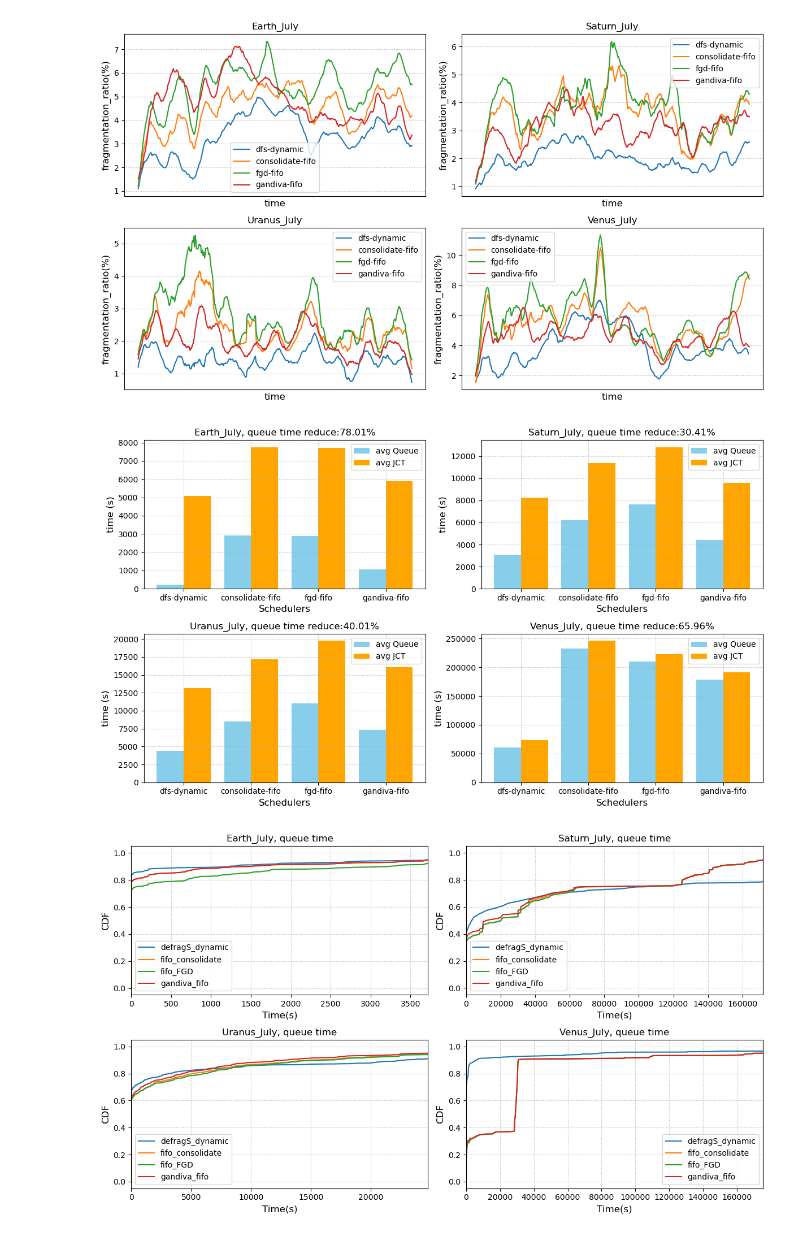
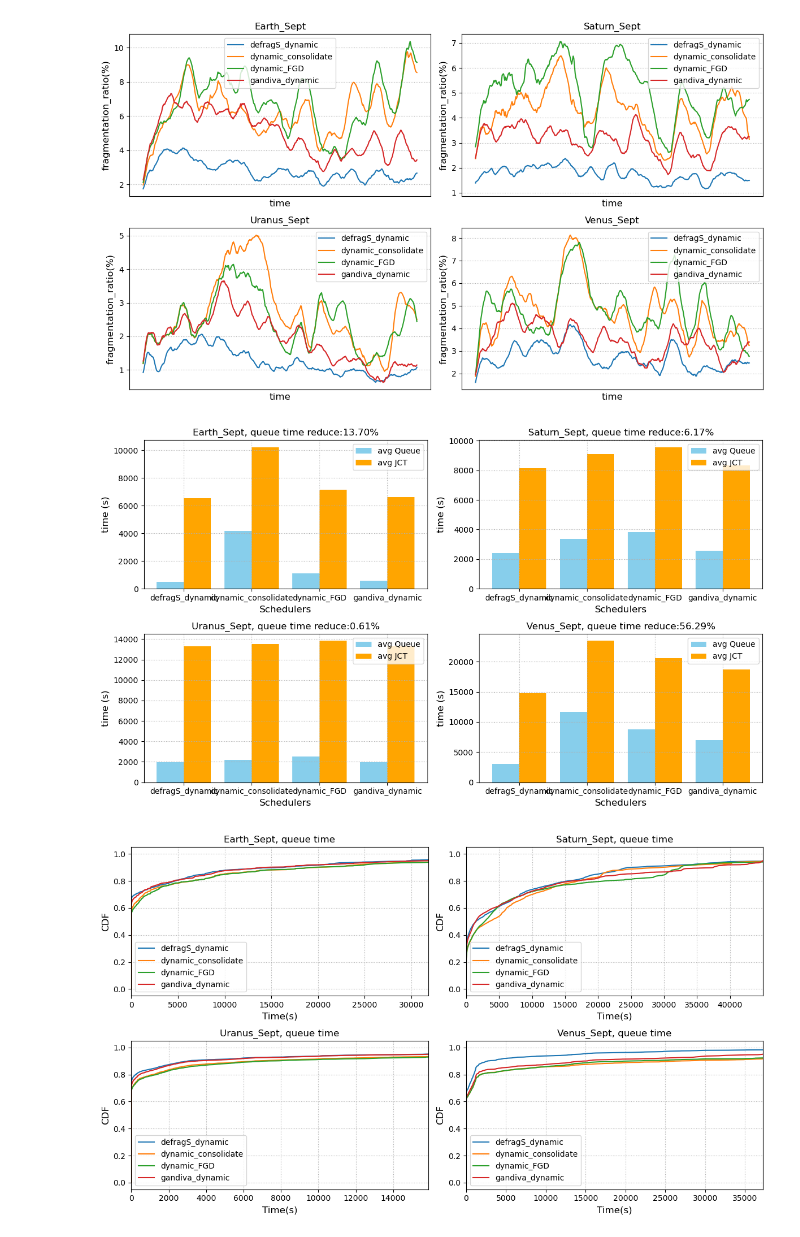
Before and after one commit to CUG-nhf/simulator, a Jupyter notebook: plot/Helios_plot.ipynb, the cells around one changed output. Saved outputs shown, nothing was run; the diff lists cells and outputs as text; code cells hidden in the pictures.

```diff
--- a/plot/Helios_plot.ipynb
+++ b/plot/Helios_plot.ipynb
@@ -19,42 +19,45 @@ for ept in experiments:
 
 	break
 # %%
-# schedulers = ["defragS_sdf", "sjf_consolidate", "sjf_FGD", "gandiva_sjf"]
-# labels = ["dfs", "consolidate", "fgd", "gandiva"]
+schedulers = ["defragS_dynamic", "dynamic_consolidate",  "dynamic_FGD", "gandiva_dynamic"]
+# schedulers = ["defragS_dynamic_ckpt", "dynamic_consolidate",  "dynamic_FGD", "gandiva_dynamic_ckpt"]
+# schedulers = ["defragS_fifo", "fifo_consolidate", "gandiva_fifo", "fifo_FGD",]
+# schedulers = ["defragS_fifo_ckpt", "fifo_consolidate", "gandiva_fifo_ckpt", "fifo_FGD",]
 
-schedulers = ["defragS_dynamic","fifo_consolidate", "fifo_FGD", "gandiva_fifo"]
-labels = ["dfs-dynamic", "consolidate-fifo", "fgd-fifo", "gandiva-fifo"]
+# schedulers = ["defragS_sdf", "defragS_sjf", "sjf_consolidate",  "sjf_FGD", "gandiva_sjf"] #
 
-month = 'July' # June July Sept
+month = 'Sept'#
 experiments = ['Earth', 'Saturn', 'Uranus', 'Venus']
 
 window_size = 60 * 24 * 1
 utilization = 'fragmentation_ratio' # ''gpu_utilization
+
+log_dir = "../log/test"
 
 FIG_SIZE=(12, 7)
 fig, axes = plt.subplots(2, 2, figsize=FIG_SIZE)  # 创建 2x2 的子图网格
 axes = axes.flatten()  # 将 2D 数组展开成 1D，方便索引
 
 for idx, ept in enumerate(experiments):
 	ax = axes[idx]  # 获取对应的子图
-	log_dir = f"../log/test/{ept}_{month}"
+
 	for i, scheduler in enumerate(schedulers):
-		df = pd.read_csv(log_dir + f'/{ept}_{month}_{scheduler}/all/{scheduler}_all_seq.csv')
+		df = pd.read_csv(log_dir + f'/{ept}_{month}/{ept}_{month}_{scheduler}/all/{scheduler}_all_seq.csv')
 		y = df[utilization] * 100
-		ax.plot(df['time'], y.rolling(window=window_size).mean(), label=labels[i])
+		ax.plot(df['time'], y.rolling(window=window_size).mean(), label=scheduler)
 
 	ax.set_xlabel('time', fontsize=12)
 	ax.set_title(f'{ept}_{month}', fontsize=12)
 	ax.set_xticks([])  # 隐藏 x 轴刻度
 	ax.set_ylabel(f'{utilization}(%)', fontsize=12)
 	ax.legend(loc='best', fontsize=10)
 	ax.grid(linestyle=':')
 
 # 调整子图间距
 plt.tight_layout()
 plt.show()
 # %% [output]
-[figure, old version]
+[figure, new version]
 # %%
 fig, axes = plt.subplots(2, 2, figsize=FIG_SIZE)  # 创建 2x2 的子图网格
 axes = axes.flatten()  # 将 2D 数组展开成 1D，方便索引
@@ -62,11 +65,10 @@ axes = axes.flatten()  # 将 2D 数组展开成 1D，方便索引
 for idx, ept in enumerate(experiments):
 	ax = axes[idx]  # 获取对应的子图
 	que_list, jct_list = [], []
-	log_dir = f"../log/test/{ept}_{month}"
 	for i, scheduler in enumerate(schedulers):
-		df = pd.read_csv(log_dir+f'/{ept}_{month}_{scheduler}/jct_avg.csv')
+		df = pd.read_csv(log_dir+f'/{ept}_{month}/{ept}_{month}_{scheduler}/jct_avg.csv')
 		jct_list.append(df.iloc[len(df)-1, 1])
-		df = pd.read_csv(log_dir+f'/{ept}_{month}_{scheduler}/que_avg.csv')
+		df = pd.read_csv(log_dir+f'/{ept}_{month}/{ept}_{month}_{scheduler}/que_avg.csv')
 		que_list.append(df.iloc[len(df)-1, 1])
 
 	# 设置柱状图的宽度和位置
@@ -83,15 +85,16 @@ for idx, ept in enumerate(experiments):
 	ax.set_xlabel("Schedulers", fontsize=12)
 	ax.set_ylabel("time (s)", fontsize=12)
 	ax.set_xticks(x_indices)
-	ax.set_xticklabels(labels)
+	ax.set_xticklabels(schedulers)
 	ax.legend(loc='best', fontsize=10)
 	ax.grid(linestyle=':')
 
 # 调整子图间距
 plt.tight_layout()
 plt.show()
+# schedulers = ["defragS_sdf", "sjf_consolidate", "sjf_FGD", "gandiva_sjf", "defragS_dynamic", "defragS_fifo", "defragS_sjf", "fifo_consolidate", "fifo_FGD", "gandiva_fifo"]
 # %% [output]
-[figure, old version]
+[figure, new version]
 # %%
 data_type = "queue"
 
@@ -100,10 +103,9 @@ axes = axes.flatten()  # 将 2D 数组展开成 1D，方便索引
 
 for idx, ept in enumerate(experiments):
 	ax = axes[idx]  # 获取对应的子图
-	log_dir = f"../log/test/{ept}_{month}"
 	for idx, scheduler in enumerate(schedulers):
-		df = pd.read_csv(log_dir+f'/{ept}_{month}_{scheduler}/all/{scheduler}_all_log.csv')
-		# df = df[df['gpu_num'] >= 8]
+		df = pd.read_csv(log_dir+f'/{ept}_{month}/{ept}_{month}_{scheduler}/all/{scheduler}_all_log.csv')
+		df = df[df['gpu_num'] >= 16]
 		y = df[data_type]
 		sorted_y = np.sort(y)
 		cdf = np.arange(1, len(sorted_y) + 1) / len(sorted_y)
@@ -123,4 +125,4 @@ for idx, ept in enumerate(experiments):
 plt.tight_layout()
 plt.show()
 # %% [output]
-[figure, old version]
+[figure, new version]
```
Also changed, not shown: parts of 2 cells of this notebook, 13 other files.
